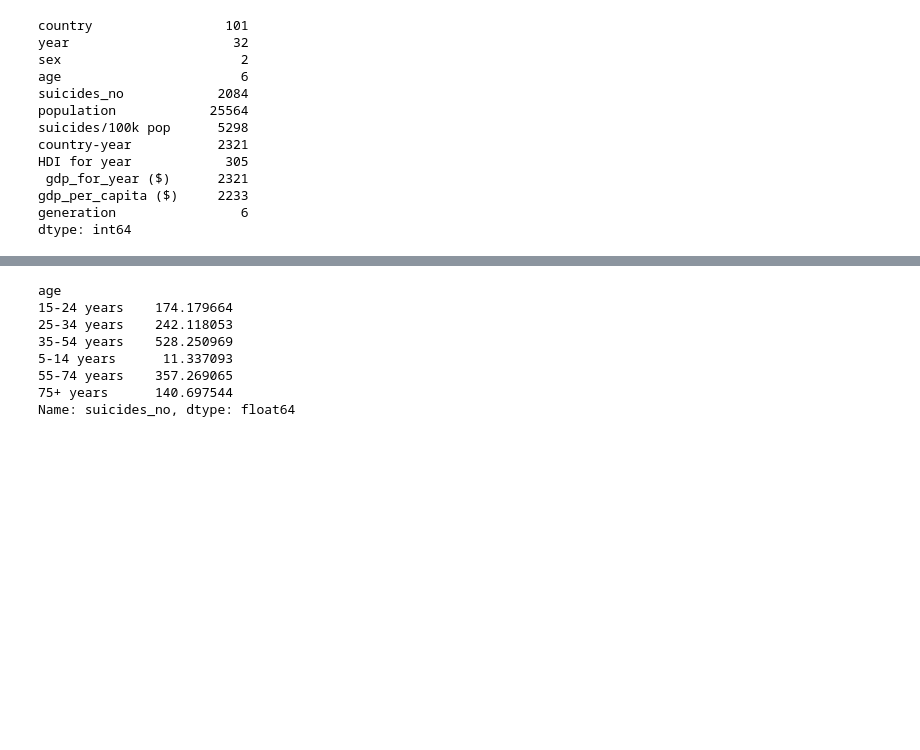
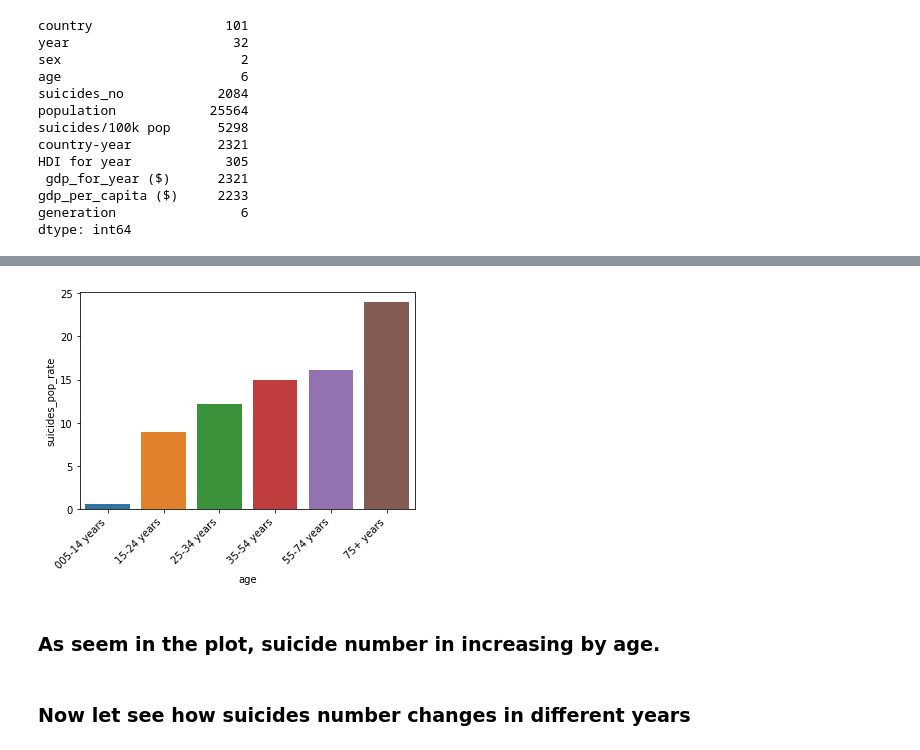
Before and after one commit to nakisa84/Springboard, a Jupyter notebook: Data Story Telling/suicide-exploration.ipynb, the cells around one changed output, grey strips where cells are left out. Cells and saved outputs as stored; diff of their text form; code cells hidden in the pictures; blank space fills up the shorter version.

```diff
--- a/Data Story Telling/suicide-exploration.ipynb
+++ b/Data Story Telling/suicide-exploration.ipynb
@@ -136,11 +156,9 @@ sns.catplot(x="age",hue = 'country',data = data,kind= 'count')
-# %%
-age_data
-# %% [output]
-age
-15-24 years    174.179664
-25-34 years    242.118053
-35-54 years    528.250969
-5-14 years      11.337093
-55-74 years    357.269065
-75+ years      140.697544
-Name: suicides_no, dtype: float64
+# %%
+plt.xticks(rotation=45, ha='right')
+sns.barplot(y= 'suicides_pop_rate', x= age_data.age, data = age_data);
+# %% [output]
+[figure, added]
+# %% [markdown]
+### As seem in the plot, suicide number in increasing by age.
+# %% [markdown]
+### Now let see how suicides number changes in different years
```
Also changed, not shown: parts of 39 cells of this notebook.
